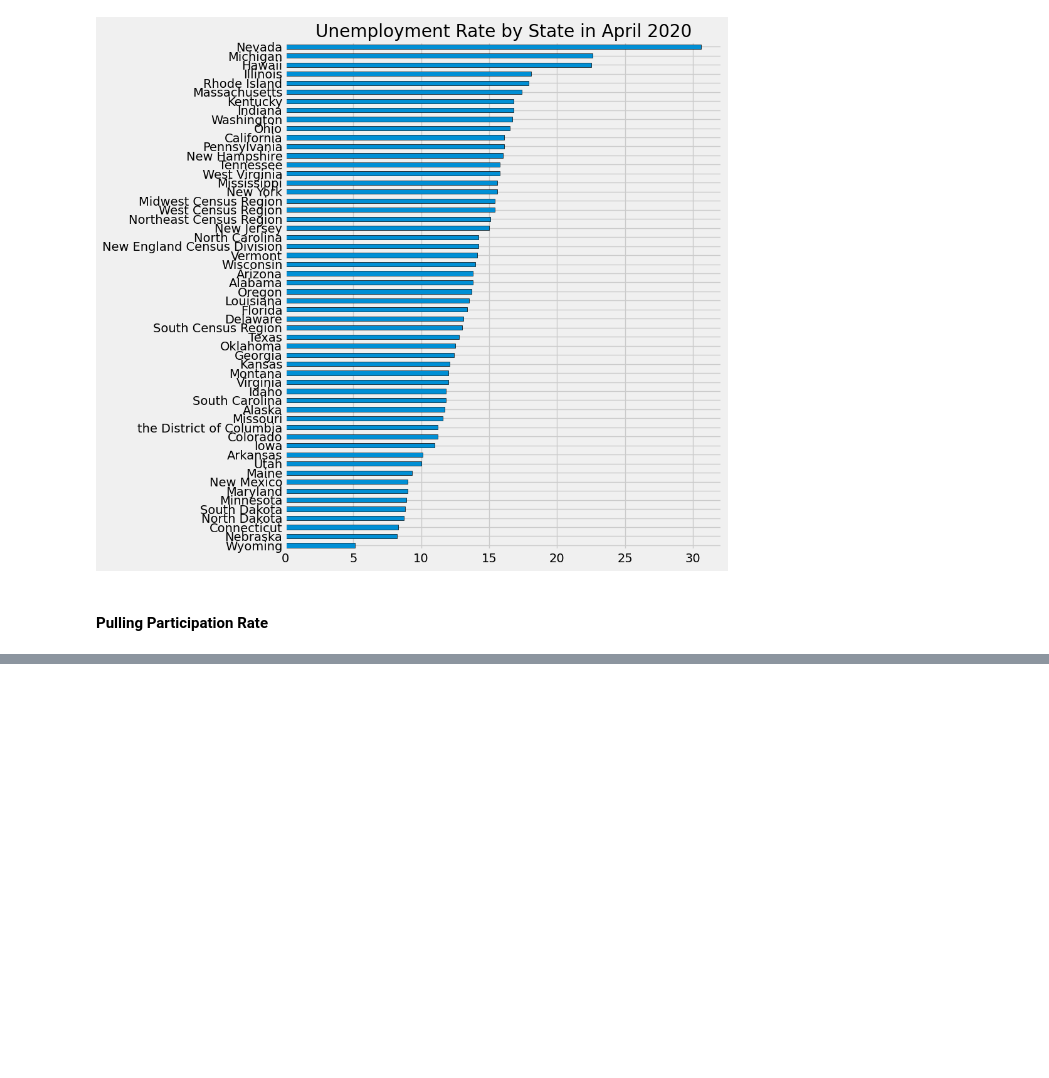
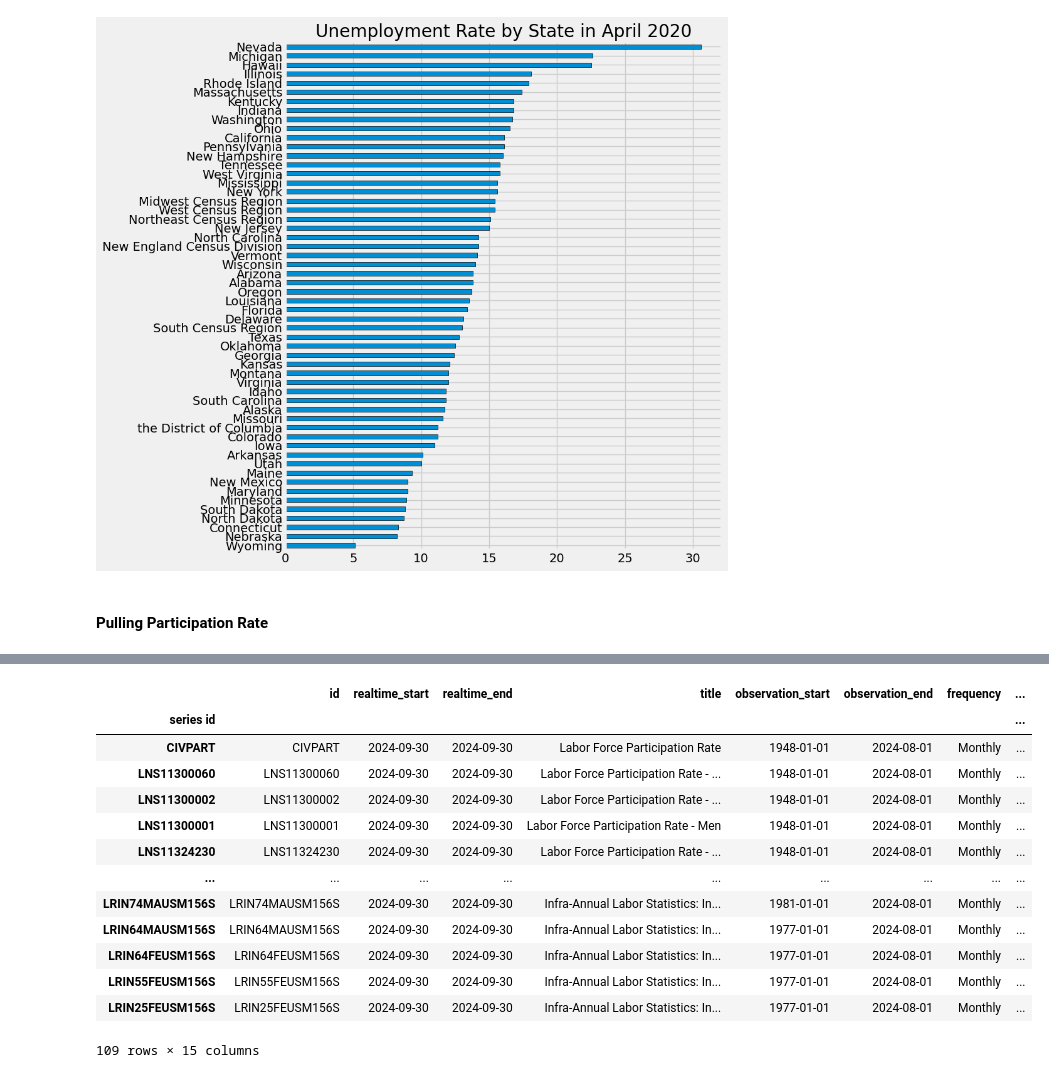
Before and after one commit to Shubham91999/Economic_Data_Analysis, a Jupyter notebook: EDA_Economic.ipynb, the cells around one changed output, grey strips where cells are left out. Cells and saved outputs as stored; diff of their text form; code cells hidden in the pictures; blank space fills up the shorter version.

```diff
--- a/EDA_Economic.ipynb
+++ b/EDA_Economic.ipynb
@@ -413 +415,18 @@ part_df.query('seasonal_adjustment == "Seasonally Adjusted" and units == "Percen
 109 rows × 15 columns
+# %%
+part_df.filter(regex='^(?!Infra-Annual Labor_)')
+# %% [output]
+|  | id | realtime_start | realtime_end | title | observation_start | observation_end | frequency | ... |
+| series id |  |  |  |  |  |  |  | ... |
+| CIVPART | CIVPART | 2024-09-30 | 2024-09-30 | Labor Force Participation Rate | 1948-01-01 | 2024-08-01 | Monthly | ... |
+| LNS11300060 | LNS11300060 | 2024-09-30 | 2024-09-30 | Labor Force Participation Rate - ... | 1948-01-01 | 2024-08-01 | Monthly | ... |
+| LNS11300002 | LNS11300002 | 2024-09-30 | 2024-09-30 | Labor Force Participation Rate - ... | 1948-01-01 | 2024-08-01 | Monthly | ... |
+| LNS11300001 | LNS11300001 | 2024-09-30 | 2024-09-30 | Labor Force Participation Rate - Men | 1948-01-01 | 2024-08-01 | Monthly | ... |
+| LNS11324230 | LNS11324230 | 2024-09-30 | 2024-09-30 | Labor Force Participation Rate - ... | 1948-01-01 | 2024-08-01 | Monthly | ... |
+| ... | ... | ... | ... | ... | ... | ... | ... | ... |
+| LRIN74MAUSM156S | LRIN74MAUSM156S | 2024-09-30 | 2024-09-30 | Infra-Annual Labor Statistics: In... | 1981-01-01 | 2024-08-01 | Monthly | ... |
+| LRIN64MAUSM156S | LRIN64MAUSM156S | 2024-09-30 | 2024-09-30 | Infra-Annual Labor Statistics: In... | 1977-01-01 | 2024-08-01 | Monthly | ... |
+| LRIN64FEUSM156S | LRIN64FEUSM156S | 2024-09-30 | 2024-09-30 | Infra-Annual Labor Statistics: In... | 1977-01-01 | 2024-08-01 | Monthly | ... |
+| LRIN55FEUSM156S | LRIN55FEUSM156S | 2024-09-30 | 2024-09-30 | Infra-Annual Labor Statistics: In... | 1977-01-01 | 2024-08-01 | Monthly | ... |
+| LRIN25FEUSM156S | LRIN25FEUSM156S | 2024-09-30 | 2024-09-30 | Infra-Annual Labor Statistics: In... | 1977-01-01 | 2024-08-01 | Monthly | ... |
+109 rows × 15 columns
```
Also changed, not shown: parts of 8 cells of this notebook, 2 other files.
